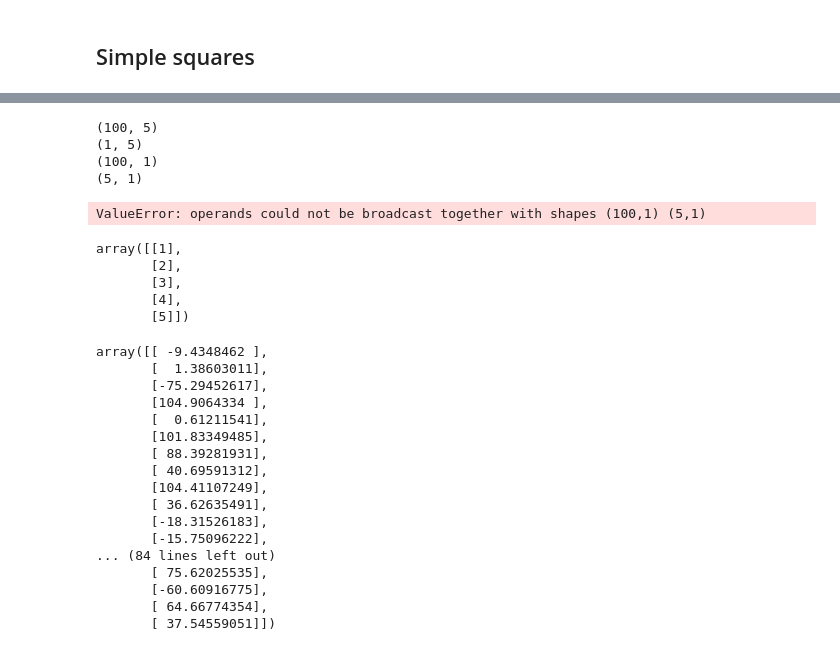
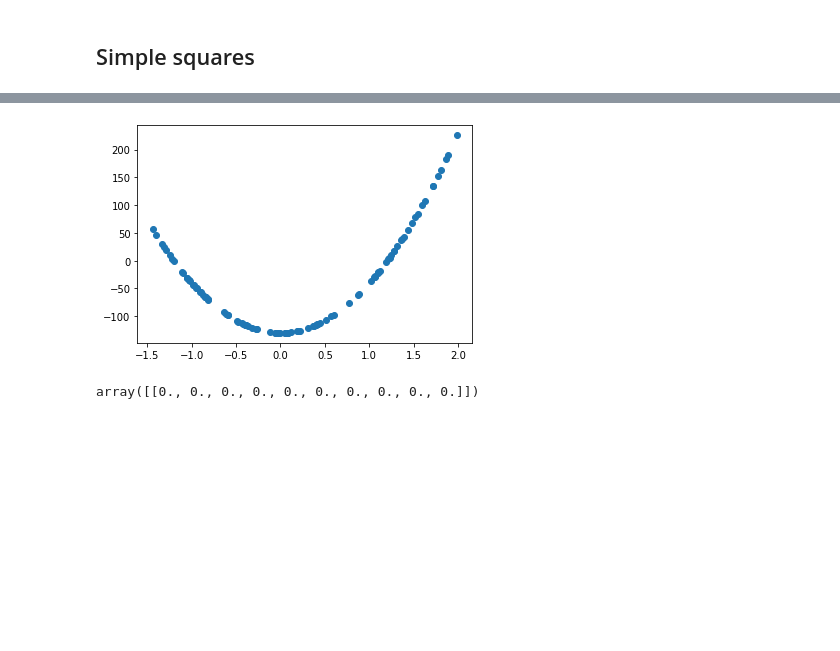
Before and after one commit to niegrzybkowski/mio2022, a Jupyter notebook: LAB1_1.ipynb, the cells around one changed output, grey strips where cells are left out. Drawn from its saved outputs; the diff is of its cells as text; code cells hidden in the pictures; blank space fills up the shorter version.

```diff
--- a/LAB1_1.ipynb
+++ b/LAB1_1.ipynb
@@ -37,6 +58,6 @@ class NN:
 # %% [markdown]
 ## Simple squares
 # %%
-square_simple_training =  pd.read_csv("LAB1_DANE/regression/square-simple-training.csv")
-x = np.array(square_simple_training.iloc[:, 1]).reshape(100, 1)
-y = np.array(square_simple_training.iloc[:, 2]).reshape(100, 1)
+square_simple_test =  pd.read_csv("LAB1_DANE/regression/square-simple-test.csv")
+x = np.array(square_simple_test.iloc[:, 1]).reshape(100, 1)
+y= np.array(square_simple_test.iloc[:, 2]).reshape(100, 1)
@@ -65,43 +64,5 @@ array([[14.9264159 ],
-# %%
-nn5 = NN(
-    Layer(np.array([1,2,3,4,5]).reshape(1, 5), np.array([0,0,0,0,0]).reshape(1, 5) ),
-    Layer(np.array([1,2,3,4,5]).reshape(5, 1), np.array([0,0,0,0,0]).reshape(5, 1) )
-)
-nn5.apply(x)
-# %% [output]
-(100, 5)
-(1, 5)
-(100, 1)
-(5, 1)
-ValueError: operands could not be broadcast together with shapes (100,1) (5,1)
-# %%
-np.array([1,2,3,4,5]).reshape(5, 1)
-# %% [output]
-array([[1],
-       [2],
-       [3],
-       [4],
-       [5]])
-# %%
-l1_w = np.array([1,2,3,4,5]).reshape(1,5)
-x1 = x @ l1_w
-l2_w = np.array([1,2,3,4,5]).reshape(5,1)
-x1 @ l2_w
-# %% [output]
-array([[ -9.4348462 ],
-       [  1.38603011],
-       [-75.29452617],
-       [104.9064334 ],
-       [  0.61211541],
-       [101.83349485],
-       [ 88.39281931],
-       [ 40.69591312],
-       [104.41107249],
-       [ 36.62635491],
-       [-18.31526183],
-       [-15.75096222],
-... (84 lines left out)
-       [ 75.62025535],
-       [-60.60916775],
-       [ 64.66774354],
-       [ 37.54559051]])
+# %%
+plt.scatter(x, y)
+plt.show()
+# %% [output]
+[figure, added]
@@ -107,0 +73,4 @@ array([[ -9.4348462 ],
+# %%
+hidden.weights
+# %% [output]
+array([[0., 0., 0., 0., 0., 0., 0., 0., 0., 0.]])
```
Also changed, not shown: parts of 11 cells of this notebook.
